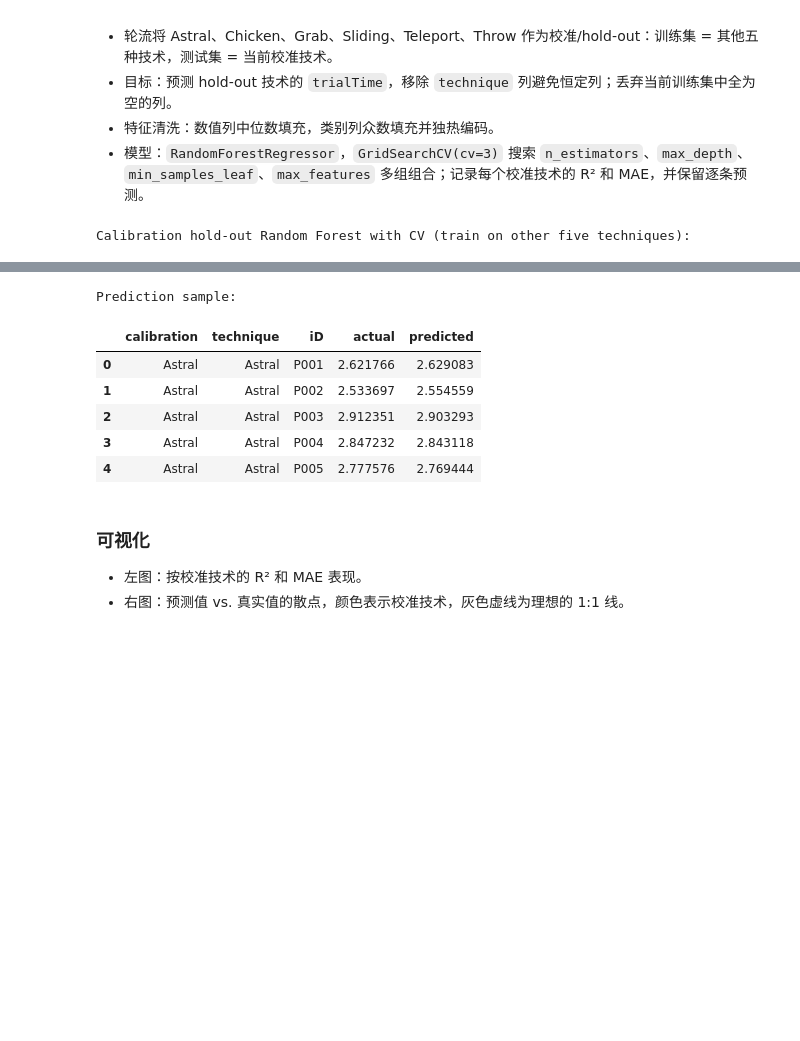
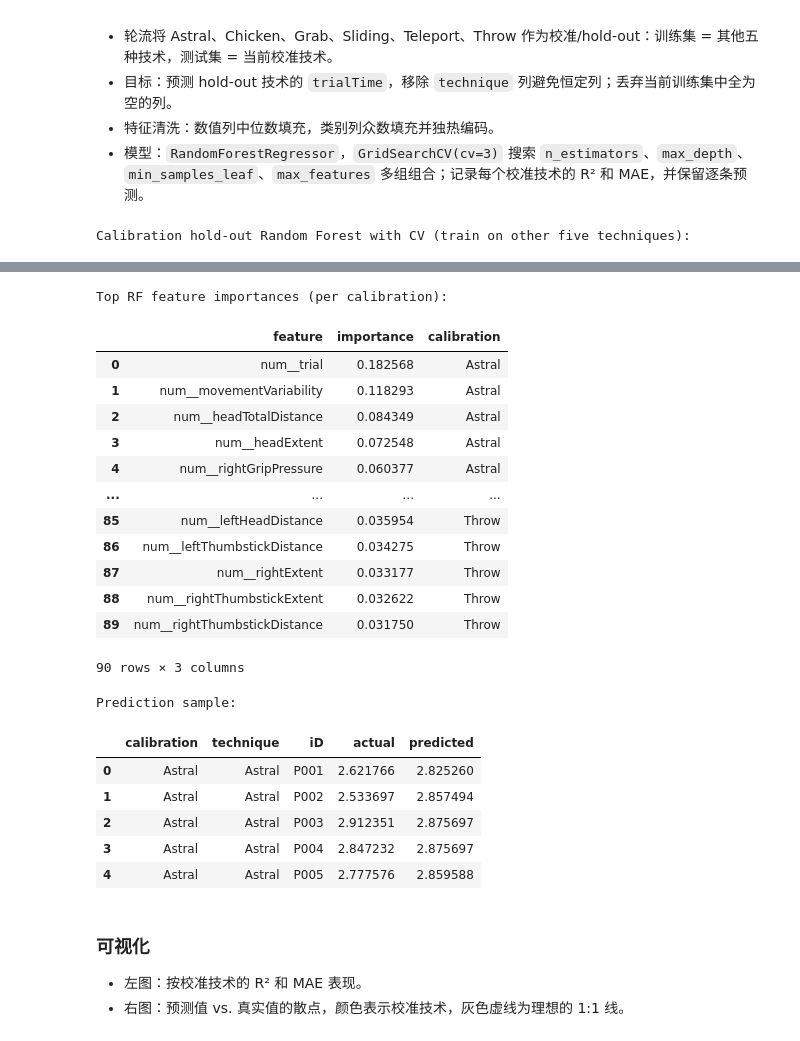
Before and after one commit to A-l-an/IOTA5002-Data-driven-Modeling-Final, a Jupyter notebook: data_cleaning.ipynb, the cells around one changed output, grey strips where cells are left out. Saved outputs shown, nothing was run; the diff lists cells and outputs as text; code cells hidden in the pictures; blank space fills up the shorter version.

```diff
--- a/data_cleaning.ipynb
+++ b/data_cleaning.ipynb
@@ -326,10 +326,13 @@ import matplotlib.pyplot as plt
 rf_results = []
 prediction_rows = []
 rf_cv_rows = []
+rf_importance_rows = []
 
 techniques = sorted(clean_df["technique"].dropna().unique())
 target_col = target_col_name
-base_feature_cols = [c for c in clean_df.columns if c not in [target_col, "iD", "technique"]]
+time_cols = [c for c in clean_df.columns if "time" in c.lower()]
+exclude_cols = set([target_col, "iD", "technique"] + time_cols)
+base_feature_cols = [c for c in clean_df.columns if c not in exclude_cols]
 
 rf_param_grid = {
     "rf__n_estimators": [200, 400, 800],
@@ -389,6 +392,10 @@ for calibration_tech in techniques:
         }
     )
 
+    fi_df = extract_feature_importances(search, "rf")
+    if fi_df is not None:
+        rf_importance_rows.append(fi_df.assign(calibration=calibration_tech))
+
     cv_df = pd.DataFrame(search.cv_results_)
     param_cols = [c for c in cv_df.columns if c.startswith("param_")]
     rf_cv_rows.append(cv_df[param_cols + ["mean_test_score"]].assign(calibration=calibration_tech))
@@ -411,6 +418,18 @@ rf_cv_results = pd.concat(rf_cv_rows, ignore_index=True).assign(model="Random Fo
 
 print("Calibration hold-out Random Forest with CV (train on other five techniques):")
 display(rf_summary)
+
+if rf_importance_rows:
+    rf_feature_importances = pd.concat(rf_importance_rows, ignore_index=True)
+    print("Top RF feature importances (per calibration):")
+    display(
+        rf_feature_importances
+        .sort_values(["calibration", "importance"], ascending=[True, False])
+        .groupby("calibration")
+        .head(15)
+        .reset_index(drop=True)
+    )
+
 print("Prediction sample:")
 display(rf_predictions.head())
 # %% [output]
@@ -425,10 +444,24 @@ Calibration hold-out Random Forest with CV (train on other five techniques):
-Prediction sample:
+Top RF feature importances (per calibration):
-|  | calibration | technique | iD | actual | predicted |
-| 0 | Astral | Astral | P001 | 2.621766 | 2.629083 |
-| 1 | Astral | Astral | P002 | 2.533697 | 2.554559 |
-| 2 | Astral | Astral | P003 | 2.912351 | 2.903293 |
-| 3 | Astral | Astral | P004 | 2.847232 | 2.843118 |
-| 4 | Astral | Astral | P005 | 2.777576 | 2.769444 |
+|  | feature | importance | calibration |
+| 0 | num__trial | 0.182568 | Astral |
+| 1 | num__movementVariability | 0.118293 | Astral |
+| 2 | num__headTotalDistance | 0.084349 | Astral |
+| 3 | num__headExtent | 0.072548 | Astral |
+| 4 | num__rightGripPressure | 0.060377 | Astral |
+| ... | ... | ... | ... |
+| 85 | num__leftHeadDistance | 0.035954 | Throw |
+| 86 | num__leftThumbstickDistance | 0.034275 | Throw |
+| 87 | num__rightExtent | 0.033177 | Throw |
+| 88 | num__rightThumbstickExtent | 0.032622 | Throw |
+| 89 | num__rightThumbstickDistance | 0.031750 | Throw |
+90 rows × 3 columns
+Prediction sample:
+|  | calibration | technique | iD | actual | predicted |
+| 0 | Astral | Astral | P001 | 2.621766 | 2.825260 |
+| 1 | Astral | Astral | P002 | 2.533697 | 2.857494 |
+| 2 | Astral | Astral | P003 | 2.912351 | 2.875697 |
+| 3 | Astral | Astral | P004 | 2.847232 | 2.875697 |
+| 4 | Astral | Astral | P005 | 2.777576 | 2.859588 |
 # %% [markdown]
 ### 可视化
 - 左图：按校准技术的 R² 和 MAE 表现。
```
Also changed, not shown: parts of 8 cells of this notebook.
